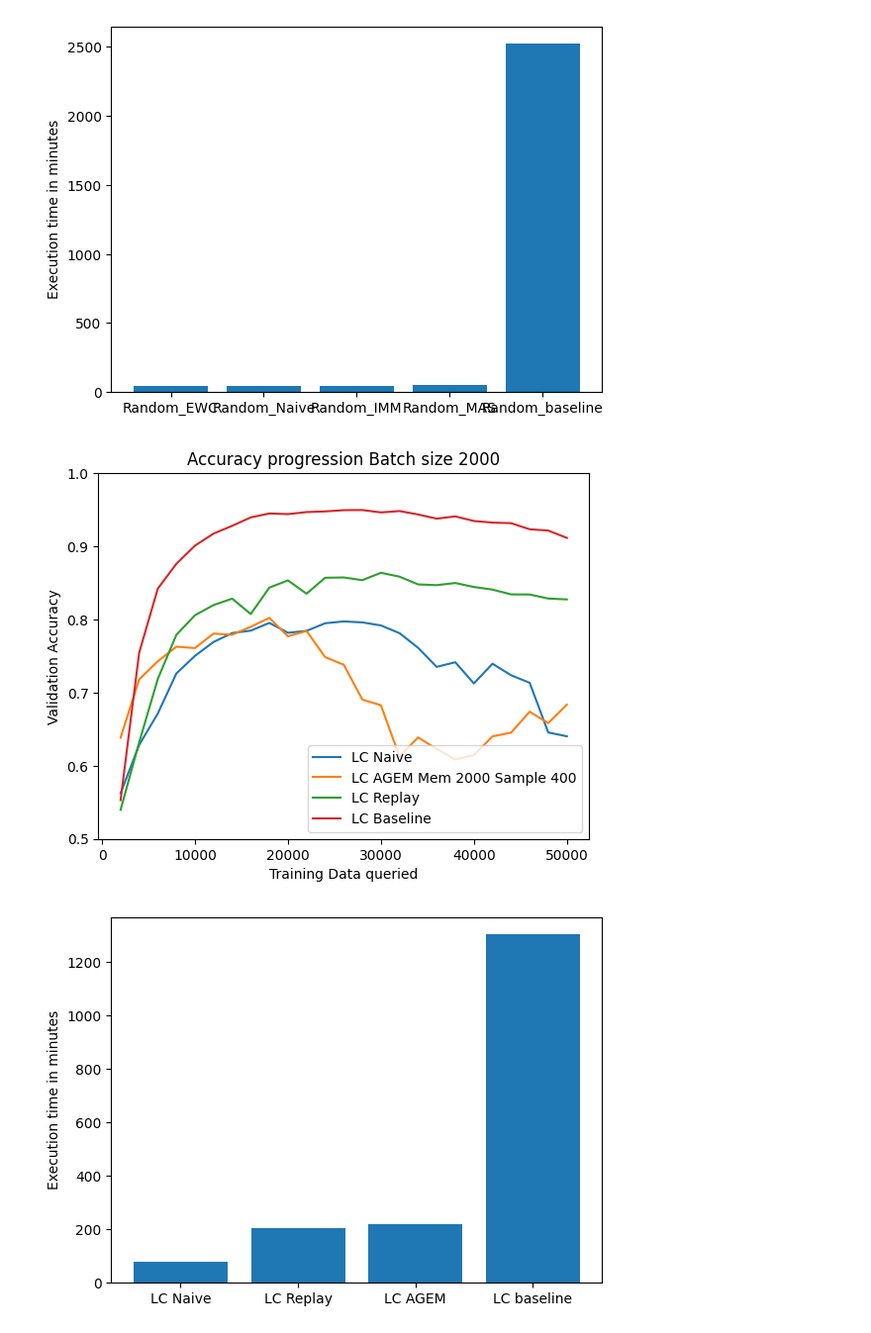
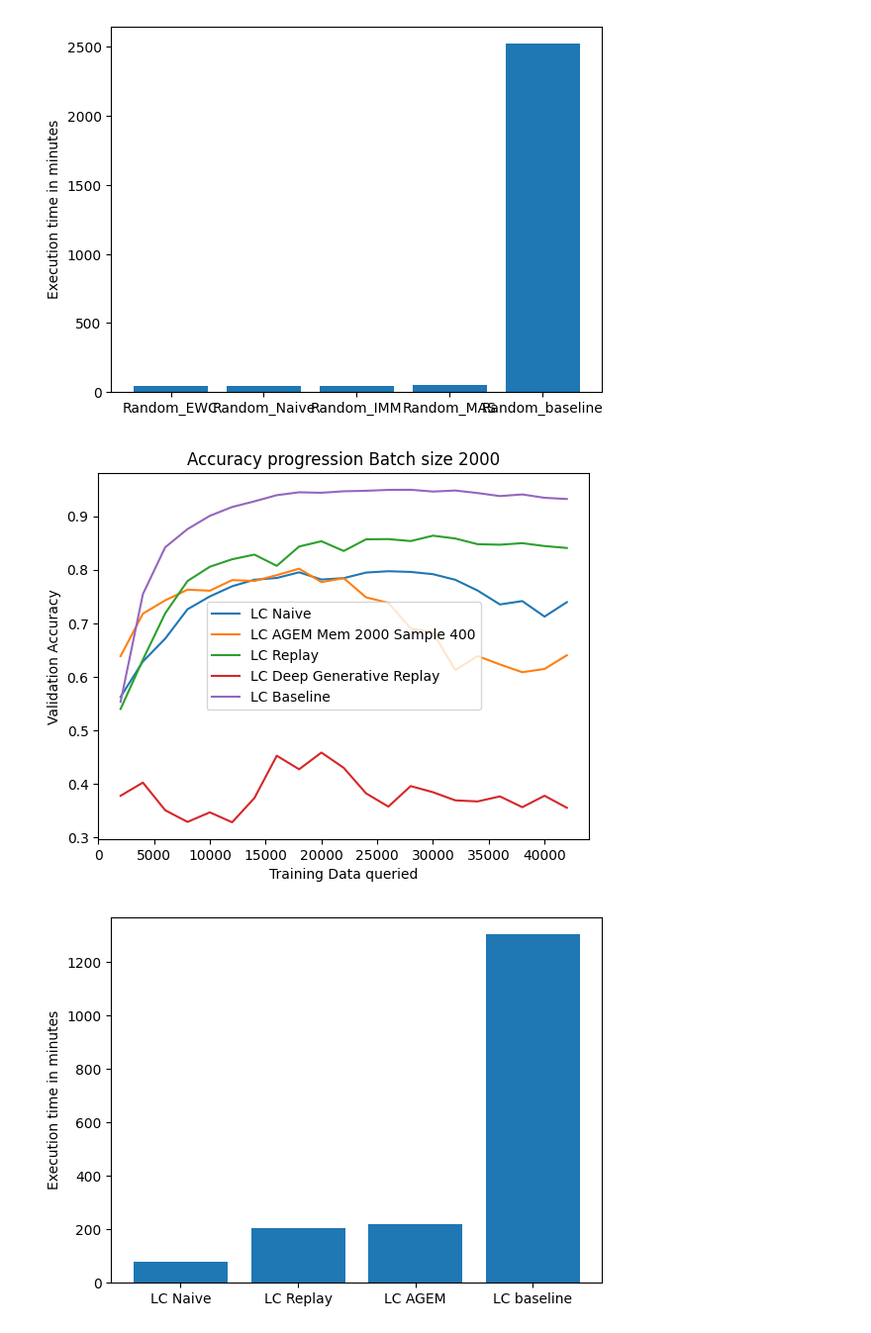
Before and after one commit to FelixMoeller3/calms, a Jupyter notebook: src/evaluation/eval_model_stealing.ipynb, the cells around one changed output. Shown at 99% size. Cells and saved outputs as stored; diff of their text form; code cells hidden in the pictures.

```diff
--- a/src/evaluation/eval_model_stealing.ipynb
+++ b/src/evaluation/eval_model_stealing.ipynb
@@ -741,6 +741,7 @@ Lc_AGEM_500_50 = [0.6422, 0.6895, 0.7529, 0.7628, 0.7781, 0.7791, 0.7846, 0.7722
 Lc_AGEM_500_400 = [0.646, 0.7006, 0.757, 0.7702, 0.7822, 0.7762, 0.7784, 0.7709, 0.7704, 0.7606, 0.7606, 0.7328, 0.7158, 0.7169, 0.6909, 0.6866, 0.6778, 0.6837, 0.6591, 0.6269, 0.63, 0.6092, 0.6353, 0.5915, 0.6792]
 Lc_AGEM_2000_400 = [0.6385, 0.718, 0.7428, 0.7628, 0.7609, 0.7807, 0.7791, 0.79, 0.8021, 0.777, 0.7843, 0.7485, 0.7382, 0.6905, 0.6827, 0.6126, 0.6388, 0.623, 0.6085, 0.6146, 0.6402, 0.6453, 0.6739, 0.6583, 0.6836]
 Lc_Replay = [0.5397, 0.632, 0.7186, 0.779, 0.8057, 0.8197, 0.8284, 0.8074, 0.8435, 0.8534, 0.8352, 0.857, 0.8574, 0.8537, 0.8638, 0.8585, 0.8479, 0.8469, 0.8498, 0.8444, 0.8408, 0.8343, 0.8341, 0.8286, 0.8274]
+Lc_DGR =  [0.3775, 0.4021, 0.3504, 0.3286, 0.3465, 0.3279, 0.3734, 0.4524, 0.427, 0.4583, 0.4297, 0.382, 0.3572, 0.3956, 0.3841, 0.3689, 0.3669, 0.3763, 0.3561, 0.3775, 0.355]
 
 Random_MAS = [0.6468, 0.661, 0.6766, 0.6844, 0.6923, 0.704, 0.7008, 0.6997, 0.7052, 0.7087, 0.7182, 0.7114, 0.7223, 0.7314, 0.7269, 0.7313, 0.7409, 0.735, 0.7422, 0.75, 0.7472, 0.7469, 0.7465, 0.7496, 0.751]
 Random_MAS_scheduler = [0.646, 0.6543, 0.6558, 0.6589, 0.6615, 0.6621, 0.6617, 0.6626, 0.6629, 0.6613, 0.6612, 0.6622, 0.6631, 0.6615, 0.6631, 0.6606, 0.6623, 0.6641, 0.6626, 0.6612, 0.6627, 0.6622, 0.6631, 0.6609, 0.6616]
@@ -761,40 +762,41 @@ CoreSet_MAS = [0.6889, 0.7046, 0.7108, 0.7228, 0.7281, 0.7312, 0.734, 0.7336, 0.
 CoreSet_MAS_scheduler = [0.6338, 0.6624, 0.6831, 0.6942, 0.7067, 0.7082, 0.7213, 0.7339, 0.7349, 0.7407, 0.744, 0.7431, 0.7473, 0.747, 0.7513, 0.7606, 0.7595, 0.7632, 0.7657, 0.772, 0.7786, 0.7713, 0.7768, 0.7822, 0.7789]
 CoreSet_EWC = [0.5225, 0.5848, 0.6379, 0.6847, 0.7234, 0.7562, 0.7773, 0.7776, 0.7771, 0.7763, 0.7563, 0.778, 0.7578, 0.7623, 0.7345, 0.7611, 0.7015, 0.768, 0.7462, 0.7827, 0.7778, 0.7754, 0.7639, 0.7184, 0.6968]
 CoreSet_Naive = [0.5946, 0.6374, 0.7124, 0.7466, 0.77, 0.7864, 0.7978, 0.7955, 0.8098, 0.8013, 0.8019, 0.7919, 0.752, 0.7698, 0.6869, 0.7763, 0.7176, 0.7662, 0.7657, 0.773, 0.7674, 0.7629, 0.7555, 0.723, 0.6818]
 
 Badge_Naive = [0.6026, 0.6729, 0.7262, 0.7496, 0.7793, 0.7854, 0.7868, 0.8024, 0.8051, 0.8085, 0.8048, 0.8039, 0.7995, 0.8231, 0.8116, 0.8123, 0.8049, 0.8054, 0.7856, 0.7886, 0.7597, 0.7415, 0.7393, 0.677, 0.4499]
 Badge_MAS = [0.6576, 0.6856, 0.7014, 0.714, 0.7256, 0.7245, 0.7359, 0.7361, 0.7486, 0.7491, 0.7566, 0.7522, 0.7619, 0.754, 0.7659, 0.7688, 0.7675, 0.7739, 0.7754, 0.774, 0.7677, 0.7624, 0.7598, 0.7526, 0.7328]
 Badge_IMM = [0.5833, 0.6643, 0.7173, 0.7411, 0.7747, 0.7876, 0.7947, 0.8031, 0.7945, 0.7969, 0.8061, 0.8089, 0.8157, 0.8145, 0.8089, 0.8071, 0.8002, 0.7981, 0.7907, 0.7901, 0.7693, 0.784, 0.7486, 0.6966, 0.6523]
 Badge_EWC = [0.6036, 0.6648, 0.7301, 0.7616, 0.7841, 0.7977, 0.7949, 0.7943, 0.8, 0.7996, 0.8047, 0.8125, 0.7996, 0.8129, 0.8034, 0.8175, 0.7954, 0.8034, 0.8016, 0.794, 0.7796, 0.7759, 0.7233, 0.7104, 0.653]
 
 Random_Baseline = [0.5546, 0.6688, 0.7176, 0.7615, 0.7899, 0.8296, 0.8511, 0.8638, 0.8823, 0.9007, 0.9058, 0.913, 0.9187, 0.9233, 0.9303, 0.9308, 0.9343, 0.9336, 0.938, 0.9397, 0.9425, 0.9424, 0.9474, 0.9507, 0.9504]
 Badge_Baseline = [0.5967, 0.7767, 0.8435, 0.8794, 0.8991, 0.9137, 0.9268, 0.9353, 0.9398, 0.9435, 0.9485, 0.9504, 0.9488, 0.9493, 0.9477, 0.945, 0.9436, 0.9401, 0.9381, 0.9341, 0.9344, 0.9289, 0.927, 0.9193, 0.9189]
 Lc_Baseline = [0.553, 0.7545, 0.8421, 0.8761, 0.9009, 0.9174, 0.928, 0.9395, 0.9449, 0.944, 0.9468, 0.9477, 0.9494, 0.9496, 0.9463, 0.9482, 0.9435, 0.9378, 0.9409, 0.9346, 0.9324, 0.9316, 0.9233, 0.9215, 0.9115]
 CoreSet_Baseline = [0.5536, 0.7182, 0.8172, 0.8658, 0.8933, 0.9068, 0.9183, 0.93, 0.9391, 0.9421, 0.9442, 0.9452, 0.9476, 0.947, 0.9461, 0.9458, 0.9427, 0.9422, 0.9402, 0.9376, 0.935, 0.9307, 0.9284, 0.9205, 0.9204]
 Bald_Baseline = [0.5214, 0.6954, 0.8064, 0.862, 0.8902, 0.9111, 0.9224, 0.9313, 0.9395, 0.9425, 0.9463, 0.9452, 0.9456, 0.9468, 0.9466, 0.9457, 0.9467, 0.9453, 0.9429, 0.937, 0.9357, 0.9297, 0.9278, 0.9233, 0.9211]
 
-x = [(i+1)*2000 for i in range(25)]
-plt.plot(x,LC_Naive,label="LC Naive")
+x = [(i+1)*2000 for i in range(21)]
+plt.plot(x,LC_Naive[:21],label="LC Naive")
 #plt.plot(x,Lc_EWC,label="LC EWC")
 #plt.plot(x,LC_Naive,label="LC Naive")
 #plt.plot(x,Lc_AGEM_100_30,label="LC AGEM Mem 100 Sample 30")
 #plt.plot(x,Lc_AGEM_500_50,label="LC AGEM Mem 500 Sample 50")
 #plt.plot(x,Lc_AGEM_500_400,label="LC AGEM Mem 500 Sample 400")
-plt.plot(x,Lc_AGEM_2000_400,label="LC AGEM Mem 2000 Sample 400")
-plt.plot(x,Lc_Replay,label="LC Replay")
+plt.plot(x,Lc_AGEM_2000_400[:21],label="LC AGEM Mem 2000 Sample 400")
+plt.plot(x,Lc_Replay[:21],label="LC Replay")
+plt.plot(x,Lc_DGR[:21],label="LC Deep Generative Replay")
 #plt.plot(x,Lc_IMM,label="LC IMM")
-plt.plot(x,Lc_Baseline,label="LC Baseline")
+plt.plot(x,Lc_Baseline[:21],label="LC Baseline")
 #plt.plot(x,Lc_EWC,label="LC EWC")
 #plt.plot(x,LC_Naive,label="LC Naive")
 #plt.plot(x,Lc_EWC_scheduler,label="LC EWC (with scheduler)")
-plt.ylim(0.5,1.0)
+#plt.ylim(0.5,1.0)
 plt.title("Accuracy progression Batch size 2000")
 plt.xlabel("Training Data queried")
 plt.ylabel("Validation Accuracy")
 plt.legend()
 plt.show()
 # %% [output]
-[figure, old version]
+[figure, new version]
 # %%
 # 2000 Queries time
 LC_Naive = '01h:20m:09s'
```
Also changed, not shown: parts of 1 cell of this notebook, 7 other files.
